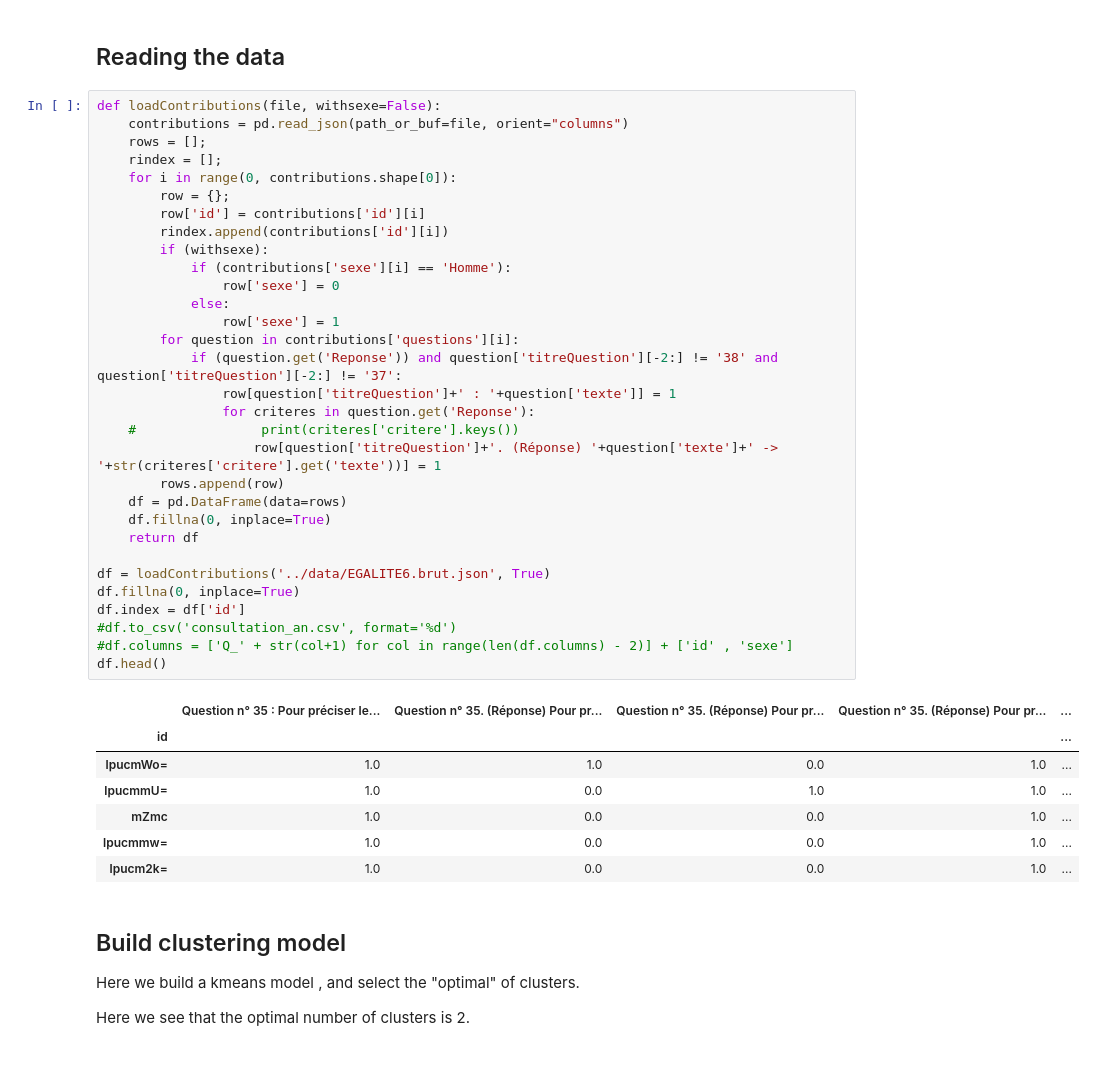
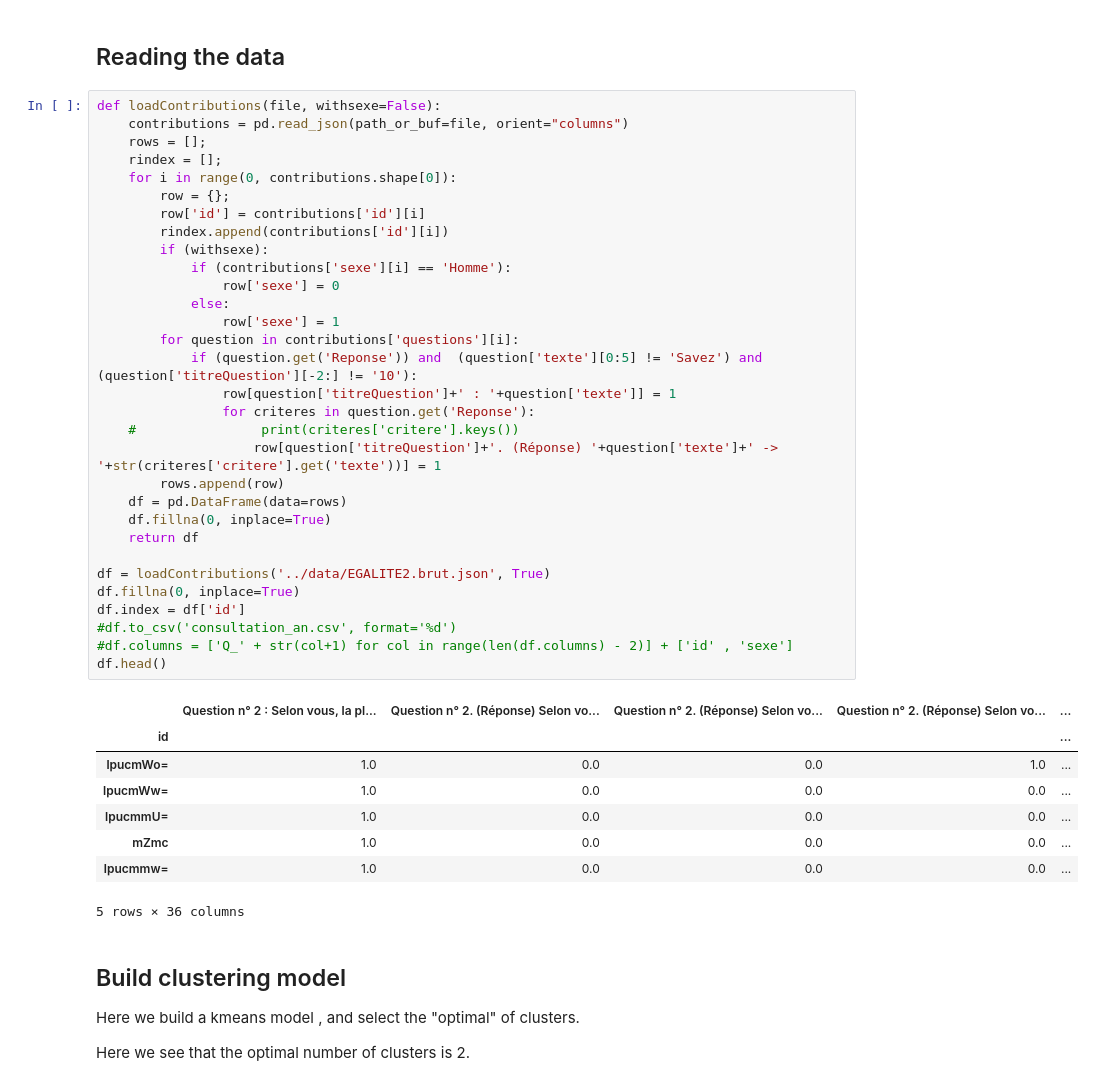
Before and after one commit to regardscitoyens/consultation_an, a Jupyter notebook: exploitation/analyse_quanti_theme2.ipynb, the cells around one changed output. Drawn from its saved outputs; the diff is of its cells as text.

```diff
--- a/exploitation/analyse_quanti_theme2.ipynb
+++ b/exploitation/analyse_quanti_theme2.ipynb
@@ -8,42 +8,43 @@ import pandas as pd
 # %%
 def loadContributions(file, withsexe=False):
     contributions = pd.read_json(path_or_buf=file, orient="columns")
     rows = [];
     rindex = [];
     for i in range(0, contributions.shape[0]):
         row = {};
         row['id'] = contributions['id'][i]
         rindex.append(contributions['id'][i])
         if (withsexe):
             if (contributions['sexe'][i] == 'Homme'):
                 row['sexe'] = 0
             else:
                 row['sexe'] = 1
         for question in contributions['questions'][i]:
-            if (question.get('Reponse')) and question['titreQuestion'][-2:] != '38' and question['titreQuestion'][-2:] != '37':
+            if (question.get('Reponse')) and  (question['texte'][0:5] != 'Savez') and (question['titreQuestion'][-2:] != '10'):
                 row[question['titreQuestion']+' : '+question['texte']] = 1
                 for criteres in question.get('Reponse'):
     #                print(criteres['critere'].keys())
                     row[question['titreQuestion']+'. (Réponse) '+question['texte']+' -> '+str(criteres['critere'].get('texte'))] = 1
         rows.append(row)
     df = pd.DataFrame(data=rows)
     df.fillna(0, inplace=True)
     return df
 
-df = loadContributions('../data/EGALITE6.brut.json', True)
+df = loadContributions('../data/EGALITE2.brut.json', True)
 df.fillna(0, inplace=True)
 df.index = df['id']
 #df.to_csv('consultation_an.csv', format='%d')
 #df.columns = ['Q_' + str(col+1) for col in range(len(df.columns) - 2)] + ['id' , 'sexe']
 df.head()
 # %% [output]
-|  | Question n° 35 : Pour préciser le... | Question n° 35. (Réponse) Pour pr... | Question n° 35. (Réponse) Pour pr... | Question n° 35. (Réponse) Pour pr... | ... |
+|  | Question n° 2 : Selon vous, la pl... | Question n° 2. (Réponse) Selon vo... | Question n° 2. (Réponse) Selon vo... | Question n° 2. (Réponse) Selon vo... | ... |
 | id |  |  |  |  | ... |
-| lpucmWo= | 1.0 | 1.0 | 0.0 | 1.0 | ... |
-| lpucmmU= | 1.0 | 0.0 | 1.0 | 1.0 | ... |
-| mZmc | 1.0 | 0.0 | 0.0 | 1.0 | ... |
-| lpucmmw= | 1.0 | 0.0 | 0.0 | 1.0 | ... |
-| lpucm2k= | 1.0 | 0.0 | 0.0 | 1.0 | ... |
+| lpucmWo= | 1.0 | 0.0 | 0.0 | 1.0 | ... |
+| lpucmWw= | 1.0 | 0.0 | 0.0 | 0.0 | ... |
+| lpucmmU= | 1.0 | 0.0 | 0.0 | 0.0 | ... |
+| mZmc | 1.0 | 0.0 | 0.0 | 0.0 | ... |
+| lpucmmw= | 1.0 | 0.0 | 0.0 | 0.0 | ... |
+5 rows × 36 columns
 # %% [markdown]
 ## Build clustering model
 
```
Also changed, not shown: parts of 5 cells of this notebook, 4 other files.
